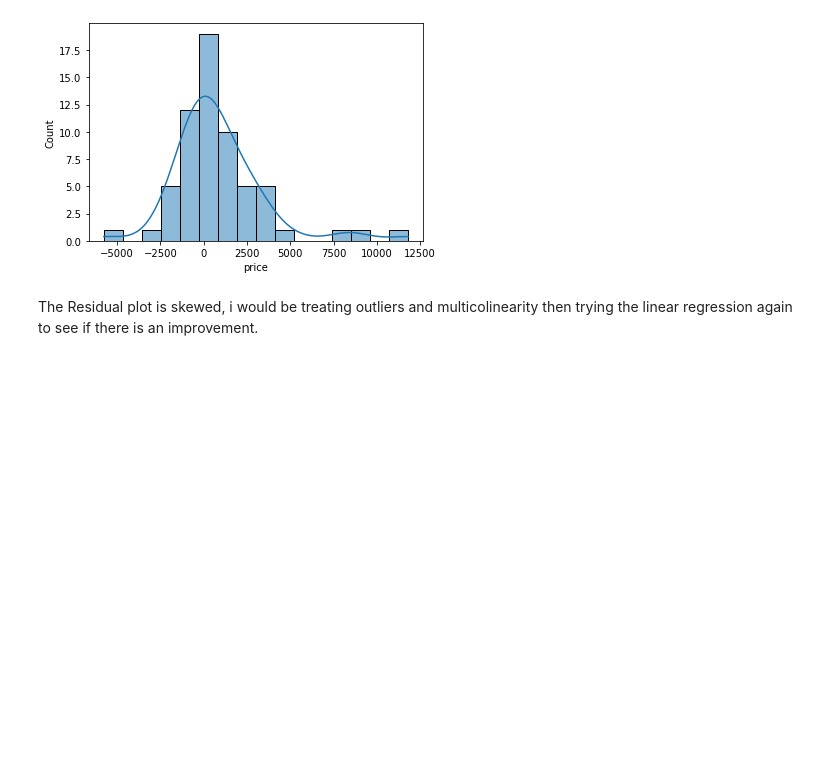
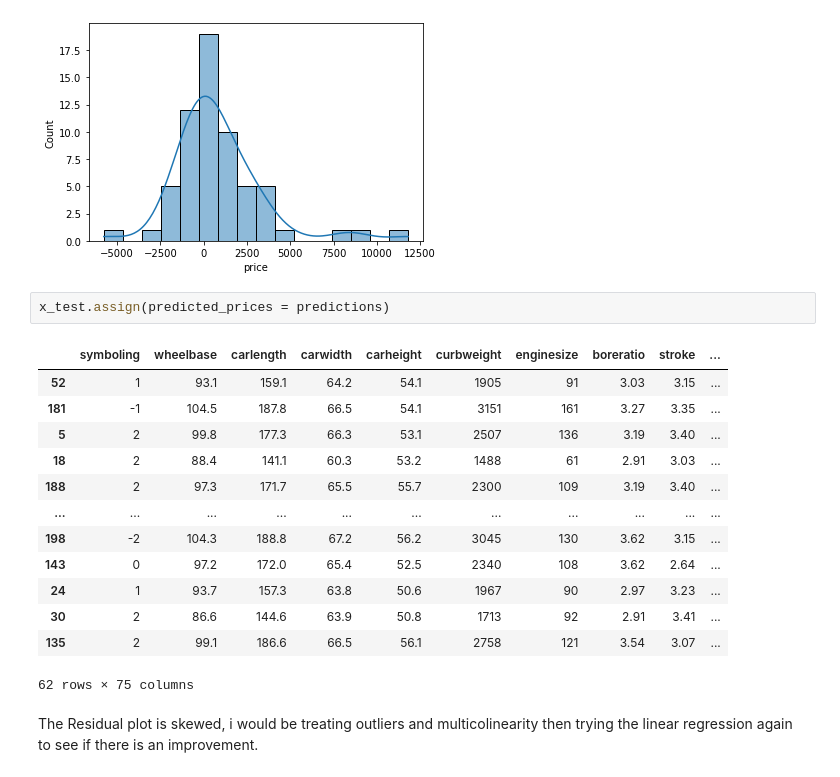
Before and after one commit to Favourabah/Car-Price-Prediction-Project, a Jupyter notebook: Car Price Project.ipynb, the cells around one changed output. Saved outputs shown, nothing was run; the diff lists cells and outputs as text; blank space fills up the shorter version.

```diff
--- a/Car Price Project.ipynb
+++ b/Car Price Project.ipynb
@@ -601,6 +601,22 @@ sns.histplot((y_test-predictions),kde= True)
 # %% [output]
 <AxesSubplot:xlabel='price', ylabel='Count'>
 [figure]
+# %%
+x_test.assign(predicted_prices = predictions)
+# %% [output]
+|  | symboling | wheelbase | carlength | carwidth | carheight | curbweight | enginesize | boreratio | stroke | ... |
+| 52 | 1 | 93.1 | 159.1 | 64.2 | 54.1 | 1905 | 91 | 3.03 | 3.15 | ... |
+| 181 | -1 | 104.5 | 187.8 | 66.5 | 54.1 | 3151 | 161 | 3.27 | 3.35 | ... |
+| 5 | 2 | 99.8 | 177.3 | 66.3 | 53.1 | 2507 | 136 | 3.19 | 3.40 | ... |
+| 18 | 2 | 88.4 | 141.1 | 60.3 | 53.2 | 1488 | 61 | 2.91 | 3.03 | ... |
+| 188 | 2 | 97.3 | 171.7 | 65.5 | 55.7 | 2300 | 109 | 3.19 | 3.40 | ... |
+| ... | ... | ... | ... | ... | ... | ... | ... | ... | ... | ... |
+| 198 | -2 | 104.3 | 188.8 | 67.2 | 56.2 | 3045 | 130 | 3.62 | 3.15 | ... |
+| 143 | 0 | 97.2 | 172.0 | 65.4 | 52.5 | 2340 | 108 | 3.62 | 2.64 | ... |
+| 24 | 1 | 93.7 | 157.3 | 63.8 | 50.6 | 1967 | 90 | 2.97 | 3.23 | ... |
+| 30 | 2 | 86.6 | 144.6 | 63.9 | 50.8 | 1713 | 92 | 2.91 | 3.41 | ... |
+| 135 | 2 | 99.1 | 186.6 | 66.5 | 56.1 | 2758 | 121 | 3.54 | 3.07 | ... |
+62 rows × 75 columns
 # %% [markdown]
 The Residual plot is skewed, i would be treating outliers and multicolinearity then trying the linear regression again to see if there is an improvement.
 # %% [markdown]
```
Also changed, not shown: parts of 16 cells of this notebook, 1 other file.
